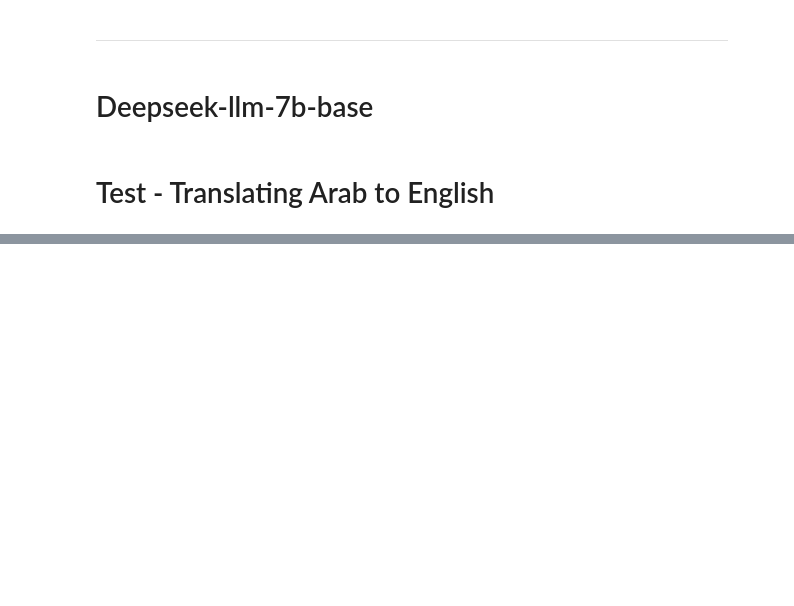
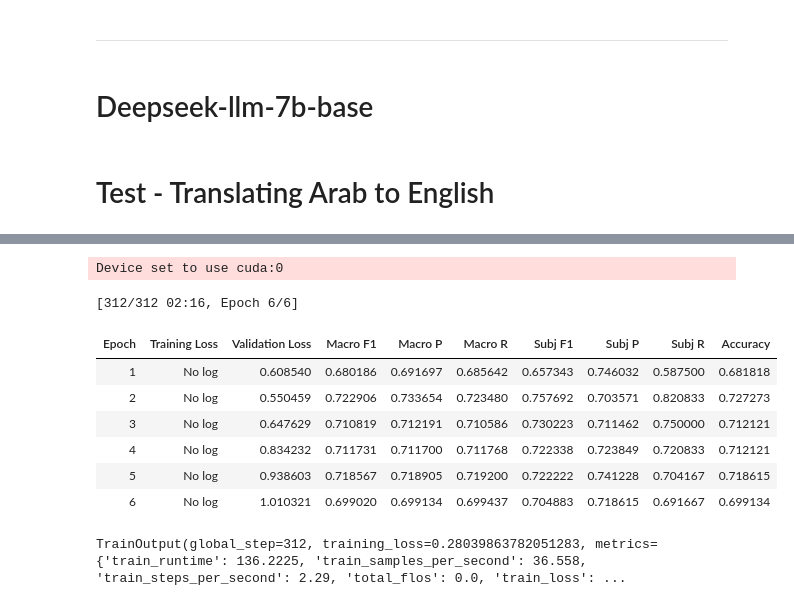
Before and after one commit to MatteoFasulo/clef2025-checkthat, a Jupyter notebook: notebook.ipynb, the cells around one changed output, grey strips where cells are left out. Cells and saved outputs as stored; diff of their text form; code cells hidden in the pictures; blank space fills up the shorter version.

```diff
--- a/notebook.ipynb
+++ b/notebook.ipynb
@@ -1159,3 +1329,3 @@ You should probably TRAIN this model on a down-stream task to be able to use it
 # %%
-language = 'arabic'
+language = 'italian'
 # %%
@@ -1248,0 +1471,19 @@ evaluate_metrics((predictions, labels))
+# %%
+language = 'english'
+
+epochs = 6
+batch_size = 16
+lr = 1e-5
+weight_decay = 0.0
+
+pipe = pipeline("sentiment-analysis", model="cardiffnlp/twitter-xlm-roberta-base-sentiment", tokenizer="cardiffnlp/twitter-xlm-roberta-base-sentiment", top_k=None)
+
+def extract_sentiment(text):
+    sentiments = pipe(text)[0]
+    return {k:v for k,v in [(list(sentiment.values())[0], list(sentiment.values())[1]) for sentiment in sentiments]}
+
+detector.all_data[language]['train'][['positive', 'neutral', 'negative']] = detector.all_data[language]['train'].progress_apply(lambda x: extract_sentiment(x['sentence']), axis=1, result_type='expand')
+detector.all_data[language]['dev'][['positive', 'neutral', 'negative']] = detector.all_data[language]['dev'].progress_apply(lambda x: extract_sentiment(x['sentence']), axis=1, result_type='expand')
+detector.all_data[language]['test'][['positive', 'neutral', 'negative']] = detector.all_data[language]['test'].progress_apply(lambda x: extract_sentiment(x['sentence']), axis=1, result_type='expand')
+# %% [output]
+Device set to use cuda:0
@@ -1248,0 +1502,18 @@ evaluate_metrics((predictions, labels))
+# %%
+# Define training args
+training_args = TrainingArguments(
+    output_dir=f"ModernBERT-base-subjectivity-sentiment-{language}",
+    per_device_train_batch_size=batch_size,
+    per_device_eval_batch_size=batch_size,
+    learning_rate=lr,
+    num_train_epochs=epochs,
+    weight_decay=weight_decay,
+    eval_strategy="epoch",
+    save_strategy="epoch",
+    save_total_limit=1,
+    #warmup_ratio=0.5,
+    load_best_model_at_end=True,
+    metric_for_best_model="eval_loss",
+    greater_is_better=False,
+    report_to="none"
+)
@@ -1248,0 +1531,12 @@ evaluate_metrics((predictions, labels))
+# %%
+trainer.train()
+# %% [output]
+[312/312 02:16, Epoch 6/6]
+| Epoch | Training Loss | Validation Loss | Macro F1 | Macro P | Macro R | Subj F1 | Subj P | Subj R | Accuracy |
+| 1 | No log | 0.608540 | 0.680186 | 0.691697 | 0.685642 | 0.657343 | 0.746032 | 0.587500 | 0.681818 |
+| 2 | No log | 0.550459 | 0.722906 | 0.733654 | 0.723480 | 0.757692 | 0.703571 | 0.820833 | 0.727273 |
+| 3 | No log | 0.647629 | 0.710819 | 0.712191 | 0.710586 | 0.730223 | 0.711462 | 0.750000 | 0.712121 |
+| 4 | No log | 0.834232 | 0.711731 | 0.711700 | 0.711768 | 0.722338 | 0.723849 | 0.720833 | 0.712121 |
+| 5 | No log | 0.938603 | 0.718567 | 0.718905 | 0.719200 | 0.722222 | 0.741228 | 0.704167 | 0.718615 |
+| 6 | No log | 1.010321 | 0.699020 | 0.699134 | 0.699437 | 0.704883 | 0.718615 | 0.691667 | 0.699134 |
+TrainOutput(global_step=312, training_loss=0.28039863782051283, metrics={'train_runtime': 136.2225, 'train_samples_per_second': 36.558, 'train_steps_per_second': 2.29, 'total_flos': 0.0, 'train_loss': ...
```
Also changed, not shown: parts of 69 cells of this notebook.
